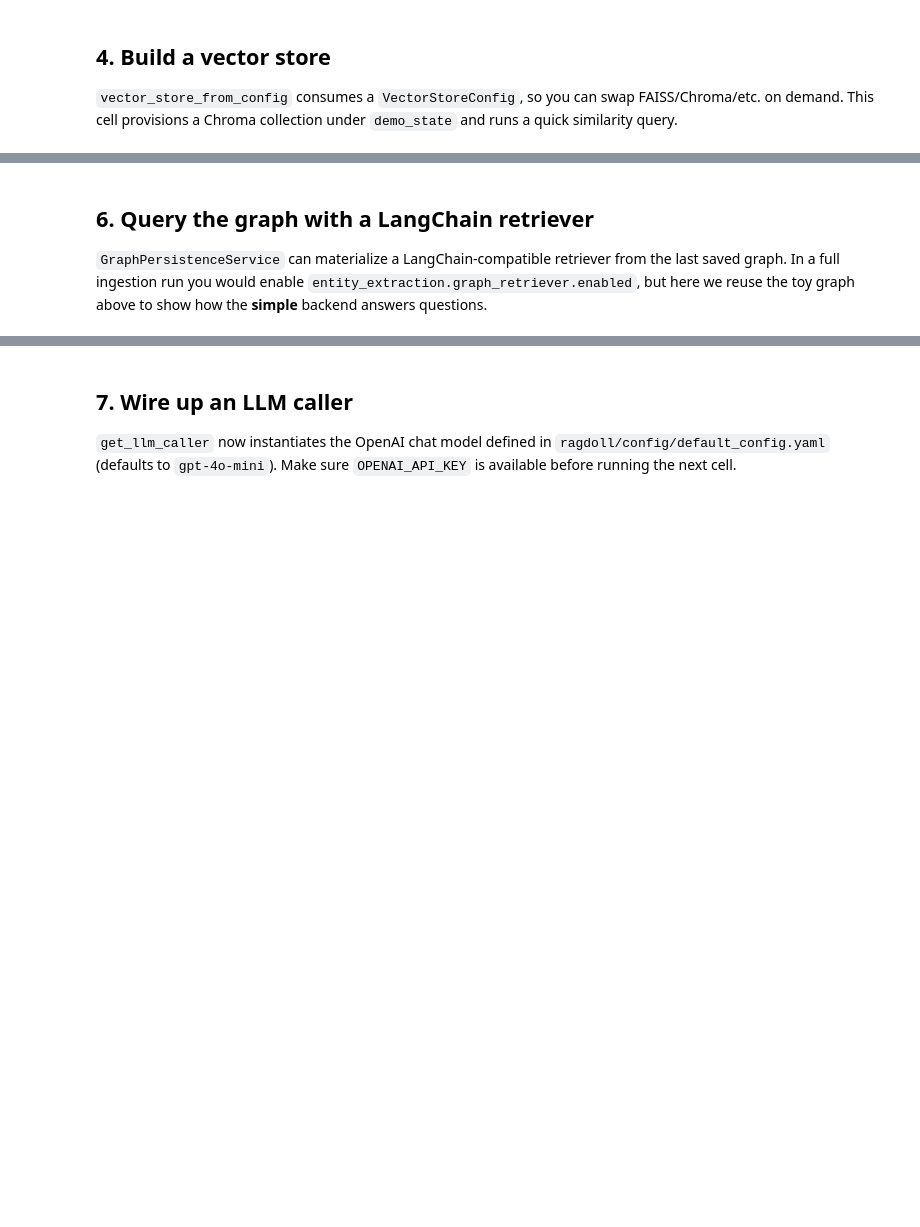
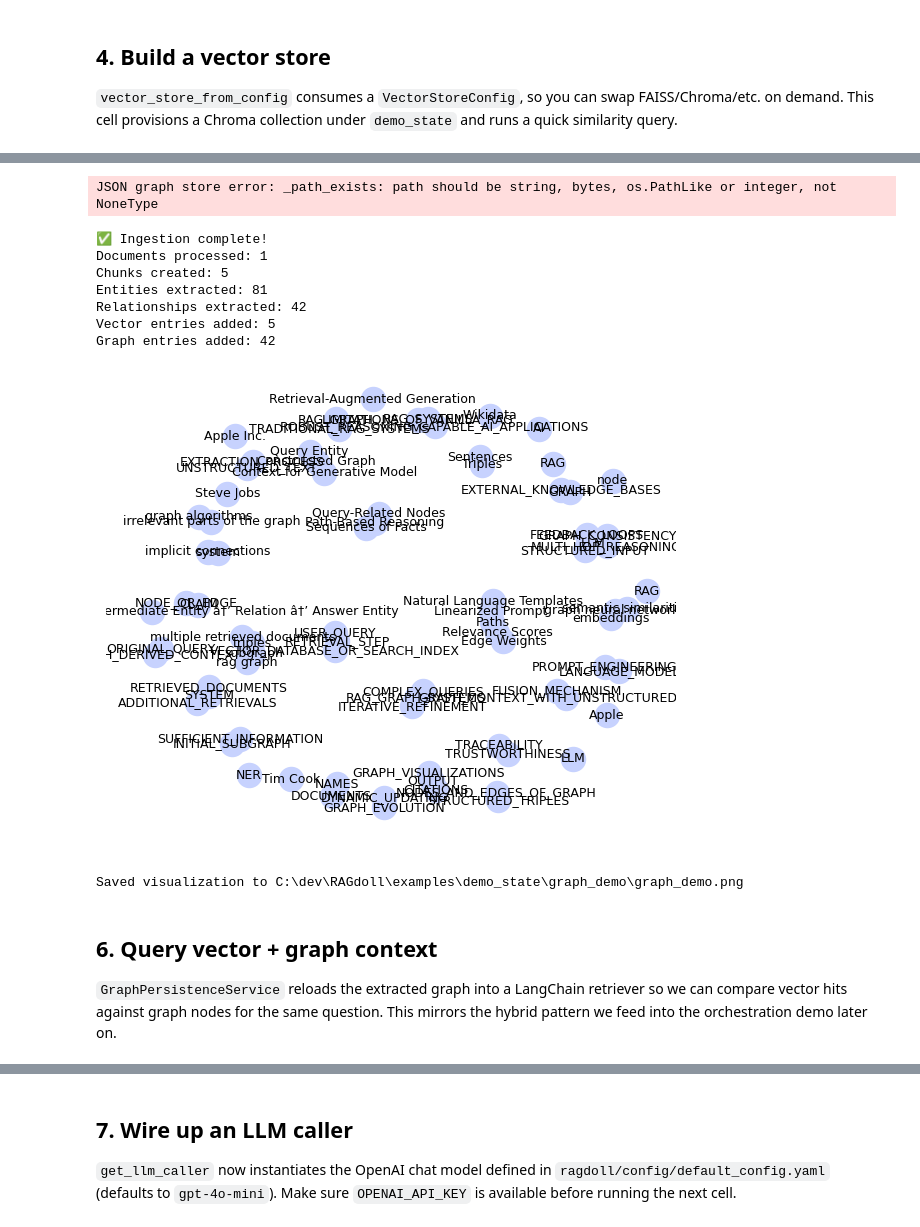
Before and after one commit to nsasto/RAGdoll, a Jupyter notebook: examples/key_modules_demo.ipynb, the cells around one changed output, grey strips where cells are left out. Drawn from its saved outputs; the diff is of its cells as text; code cells hidden in the pictures; blank space fills up the shorter version.

Commit message:
demo notebook

```diff
--- a/examples/key_modules_demo.ipynb
+++ b/examples/key_modules_demo.ipynb
@@ -34,18 +36,25 @@ from ragdoll.embeddings import get_embedding_model
 from ragdoll.vector_stores import vector_store_from_config
 from ragdoll.config.base_config import VectorStoreConfig
 from ragdoll.graph_stores import get_graph_store
+from ragdoll.entity_extraction import EntityExtractionService
 from ragdoll.entity_extraction.models import Graph, GraphNode, GraphEdge
 from ragdoll.entity_extraction.graph_persistence import GraphPersistenceService
 from ragdoll.llms import get_llm_caller
 from ragdoll.llms.callers import call_llm_sync
-from ragdoll.pipeline import IngestionPipeline, IngestionOptions
+from ragdoll.pipeline import ingest_documents, IngestionPipeline, IngestionOptions
+from dotenv import load_dotenv
+
+load_dotenv(override=True)
 
 DATA_DIR = Path('../tests/test_data').resolve()
 STATE_DIR = Path('demo_state').resolve()
 STATE_DIR.mkdir(exist_ok=True)
 
-#SAMPLE_TXT = DATA_DIR / 'test_txt.txt'
-SAMPLE_TXT = DATA_DIR / '*'
+SAMPLE_TXT = DATA_DIR / 'test_txt.txt'
+#SAMPLE_TXT = DATA_DIR / '*'
+
+# Set to True to use real OpenAI embeddings, False for fake embeddings
+USE_OPENAI = True
 
 app_config = bootstrap_app(
     overrides={
@@ -258,6 +262,68 @@ Persisted graph via GraphStoreWrapper -> C:\dev\RAGdoll\examples\demo_state\grap
+# %%
+# Run ingestion
+sources = [str(SAMPLE_TXT)]
+result = await ingest_documents(sources, options=options)
+stats = result.get("stats", {})
+graph = result.get("graph")
+
+# Print results
+print(f"✅ Ingestion complete!")
+print(f"Documents processed: {stats.get('documents_processed')}")
+print(f"Chunks created: {stats.get('chunks_created')}")
+print(f"Entities extracted: {stats.get('entities_extracted')}")
+print(f"Relationships extracted: {stats.get('relationships_extracted')}")
+print(f"Vector entries added: {stats.get('vector_entries_added')}")
+print(f"Graph entries added: {stats.get('graph_entries_added')}")
+
+if stats.get("errors"):
+    print(f"⚠️ Warnings/Errors:")
+    for error in stats["errors"]:
+        print(f"  - {error}")
+
+# Visualize the graph
+try:
+    import matplotlib.pyplot as plt
+    import networkx as nx
+
+    if graph and hasattr(graph, 'nodes') and graph.nodes:
+        viz_graph = nx.Graph()
+        for node in graph.nodes:
+            viz_graph.add_node(node.id, label=node.name, type=node.type)
+        for edge in graph.edges:
+            viz_graph.add_edge(edge.source, edge.target, relationship=edge.type)
+
+        if viz_graph.number_of_nodes() > 0:
+            plt.figure(figsize=(6, 5))
+            positions = nx.spring_layout(viz_graph, seed=42)
+            labels = {node_id: viz_graph.nodes[node_id].get('label', node_id) for node_id in viz_graph.nodes}
+            nx.draw_networkx_nodes(viz_graph, positions, node_color='#c7d2fe', linewidths=1)
+            nx.draw_networkx_edges(viz_graph, positions, edge_color='#4c51bf')
+            nx.draw_networkx_labels(viz_graph, positions, labels=labels, font_size=9)
+            plt.axis('off')
+            plt.tight_layout()
+            plt.savefig(graph_image_path, dpi=160)
+            plt.show()
+            print(f'Saved visualization to {graph_image_path}')
+        else:
+            print('Graph has no nodes to visualize.')
+    else:
+        print('No graph available to visualize.')
+except Exception as exc:
+    print(f'Skipped visualization: {exc}')
+# %% [output]
+JSON graph store error: _path_exists: path should be string, bytes, os.PathLike or integer, not NoneType
+✅ Ingestion complete!
+Documents processed: 1
+Chunks created: 5
+Entities extracted: 81
+Relationships extracted: 42
+Vector entries added: 5
+Graph entries added: 42
+[figure, added]
+Saved visualization to C:\dev\RAGdoll\examples\demo_state\graph_demo\graph_demo.png
 # %% [markdown]
-## 6. Query the graph with a LangChain retriever
-`GraphPersistenceService` can materialize a LangChain-compatible retriever from the last saved graph. In a full ingestion run you would enable `entity_extraction.graph_retriever.enabled`, but here we reuse the toy graph above to show how the **simple** backend answers questions.
+## 6. Query vector + graph context
+`GraphPersistenceService` reloads the extracted graph into a LangChain retriever so we can compare vector hits against graph nodes for the same question. This mirrors the hybrid pattern we feed into the orchestration demo later on.
 # %%
 graph_persistence = GraphPersistenceService(
     output_format='custom_graph_object',
```
Also changed, not shown: parts of 15 cells of this notebook, 1 other file.
